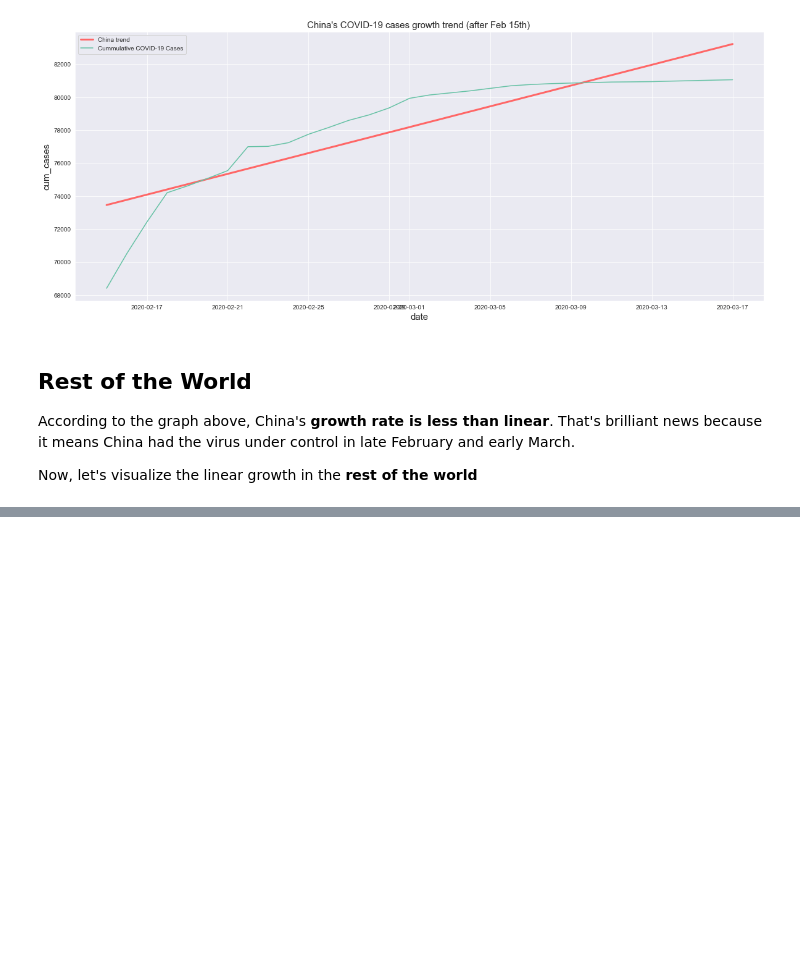
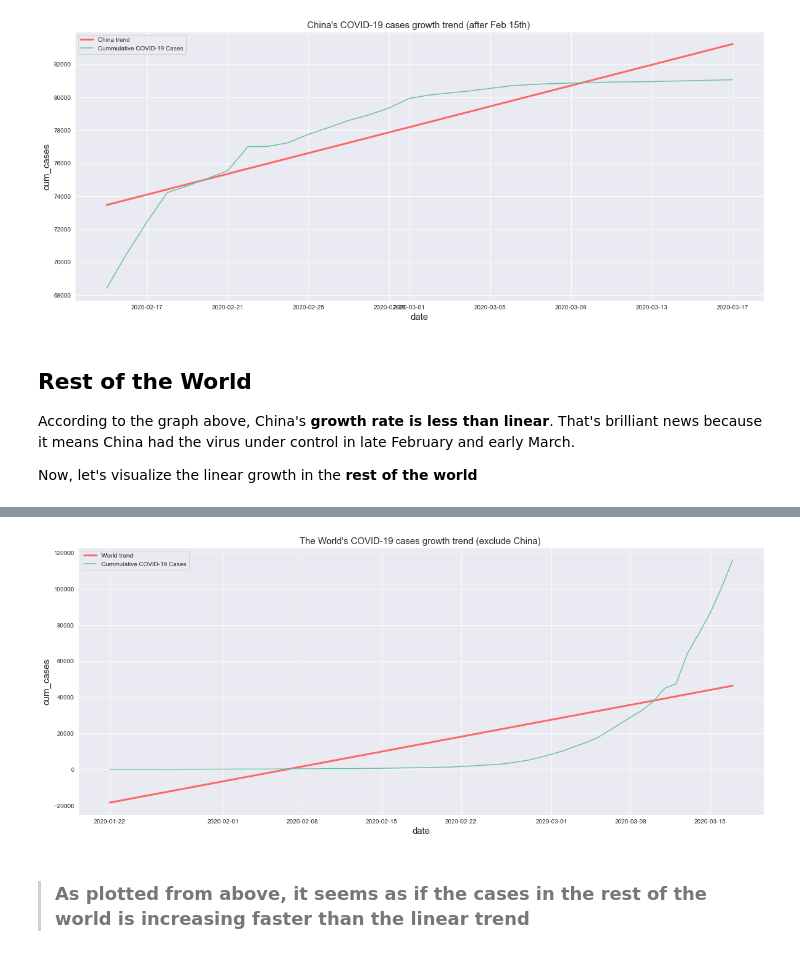
Before and after one commit to sushii2001/COVID-19_Visualization, a Jupyter notebook: covid-19_visualization.ipynb, the cells around one changed output, grey strips where cells are left out. Cells and saved outputs as stored; diff of their text form; code cells hidden in the pictures; blank space fills up the shorter version.

Commit message:
Plot the trend for world case

```diff
--- a/covid-19_visualization.ipynb
+++ b/covid-19_visualization.ipynb
@@ -173,6 +173,6 @@ china_trend = confirmed_cases_china_vs_world.loc[
                 & (confirmed_cases_china_vs_world["date"] >= "2020-02-15")]
 # %%
 # Change the date in `china_trend` into pandas datetime
-china_trend["date"].map(pd.to_datetime)
+china_trend["date"] = china_trend["date"].map(pd.to_datetime)
 china_trend.head()
 # %% [output]
@@ -213,3 +223,11 @@ plt.show()
 ## Rest of the World
 <p>According to the graph above, China's <b>growth rate is less than linear</b>. That's brilliant news because it means China had the virus under control in late February and early March.</p>
 <p>Now, let's visualize the linear growth in the <b>rest of the world</b></p>
+# %%
+# Filter for COVID-19 Cases in the rest of the world (not in China)
+world_trend = confirmed_cases_china_vs_world.loc[
+                (confirmed_cases_china_vs_world['is_china']=="Not China")]
+# %%
+# Change the date in `world_trend` into pandas datetime
+world_trend.date = pd.to_datetime(world_trend.date)
+world_trend.head()
@@ -215,0 +244,26 @@ plt.show()
+# %%
+# Define the slope, intercept, r_value, p_value, std_err of trend line:
+slope, intercept, r_value, p_value, std_err = linregress(world_trend['date'].apply(lambda date: date.toordinal()),
+                                                world_trend['cum_cases'])
+
+# Trend line calculation
+line = [slope*xi + intercept for xi in world_trend['date'].apply(lambda date: date.toordinal())]
+
+# Plot setting
+plt.figure(figsize = (20, 8))
+plt.title("The World's COVID-19 cases growth trend (exclude China) ", size = 15)
+ax.xaxis.set_major_locator(dates.WeekdayLocator(interval=1))
+plt.ylabel("Cummulative COVID-19 Cases", size = 15)
+plt.xlabel("Date", size = 15)
+
+# Trend line plot
+plt.plot(world_trend['date'], line, color='#ff6666', linewidth=3, label="World trend")
+ax = sns.lineplot(data=world_trend, x=world_trend['date'], y=world_trend['cum_cases'],
+        label = 'Cummulative COVID-19 Cases')
+
+plt.legend()
+plt.show()
+# %% [output]
+[figure, added]
+# %% [markdown]
+ > ### As plotted from above, it seems as if the cases in the rest of the world is increasing faster than the linear trend
```
Also changed, not shown: parts of 5 cells of this notebook.
